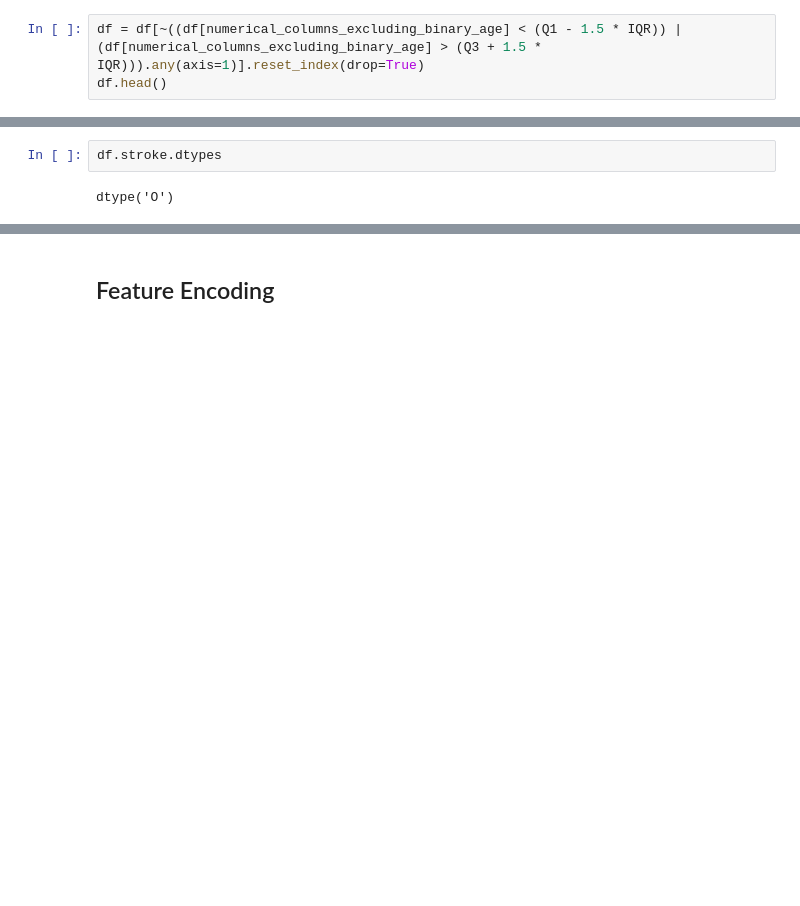
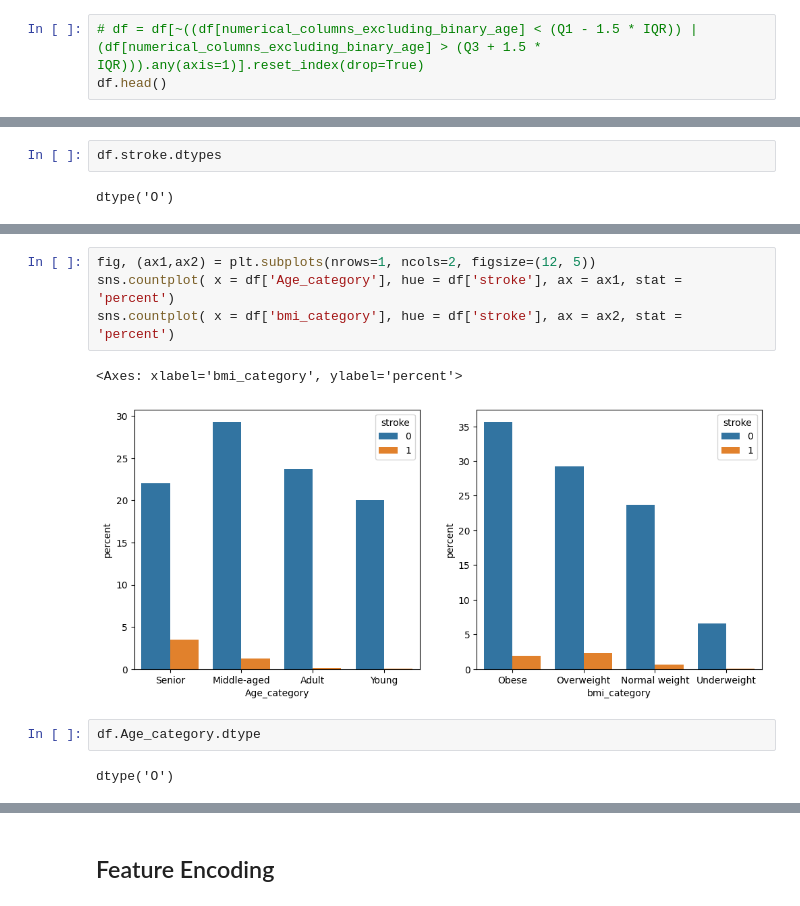
Before and after one commit to niranjankumarnk/ML_Stroke_Prediction-, a Jupyter notebook: Project_work/Notebook.ipynb, the cells around one changed output, grey strips where cells are left out. Saved outputs shown, nothing was run; the diff lists cells and outputs as text; blank space fills up the shorter version.

```diff
--- a/Project_work/Notebook.ipynb
+++ b/Project_work/Notebook.ipynb
@@ -248,5 +250,5 @@ dtype: float64
 # %%
-df = df[~((df[numerical_columns_excluding_binary_age] < (Q1 - 1.5 * IQR)) |(df[numerical_columns_excluding_binary_age] > (Q3 + 1.5 * IQR))).any(axis=1)].reset_index(drop=True)
+# df = df[~((df[numerical_columns_excluding_binary_age] < (Q1 - 1.5 * IQR)) |(df[numerical_columns_excluding_binary_age] > (Q3 + 1.5 * IQR))).any(axis=1)].reset_index(drop=True)
 df.head()
 # %% [output]
 |  | gender | age | hypertension | heart_disease | ever_married | work_type | Residence_type | ... |
@@ -295,0 +314,11 @@ df.head()
+# %%
+fig, (ax1,ax2) = plt.subplots(nrows=1, ncols=2, figsize=(12, 5))
+sns.countplot( x = df['Age_category'], hue = df['stroke'], ax = ax1, stat = 'percent')
+sns.countplot( x = df['bmi_category'], hue = df['stroke'], ax = ax2, stat = 'percent')
+# %% [output]
+<Axes: xlabel='bmi_category', ylabel='percent'>
+[figure, added]
+# %%
+df.Age_category.dtype
+# %% [output]
+dtype('O')
```
Also changed, not shown: parts of 38 cells of this notebook, 2 other files.
